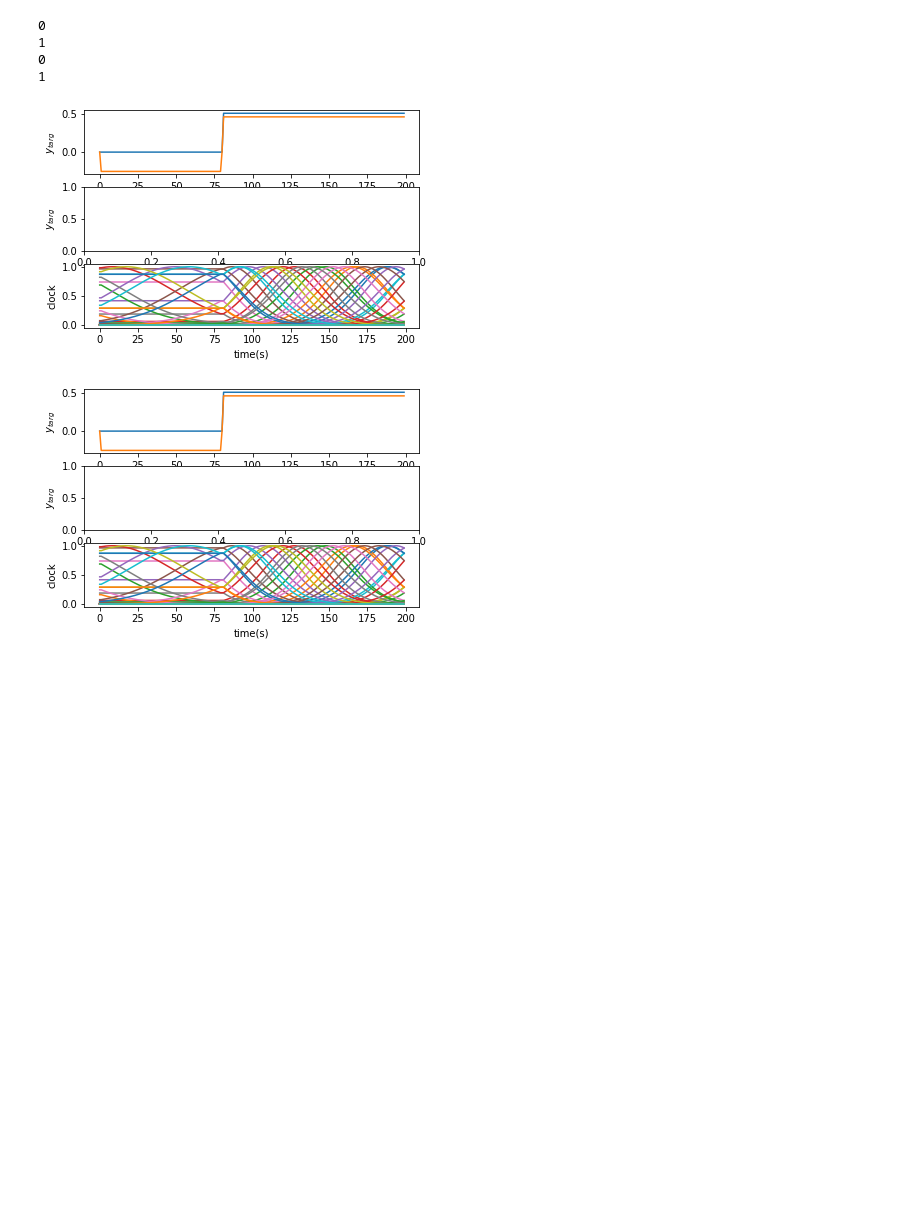
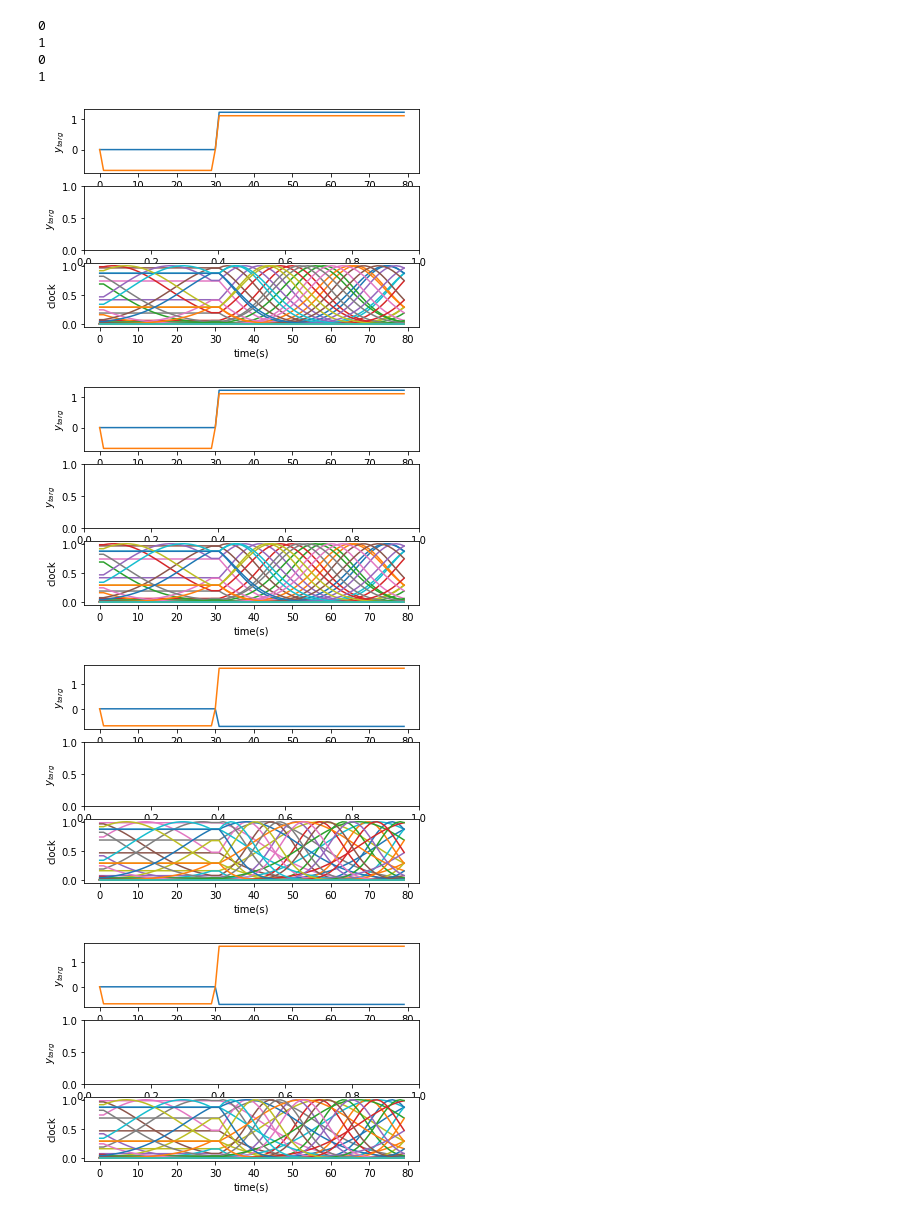
Before and after one commit to cristianocapone/LTTB, a Jupyter notebook: ButtonAndFood/ButtonAndFood.ipynb, the cells around one changed output. Drawn from its saved outputs; the diff is of its cells as text; code cells hidden in the pictures; blank space fills up the shorter version.

```diff
--- a/ButtonAndFood/ButtonAndFood.ipynb
+++ b/ButtonAndFood/ButtonAndFood.ipynb
@@ -86,6 +86,6 @@ train_bttns = np.array ([(0, rb) for t in train_theta])
 valid_bttns = np.array ([(rb * np.cos (t), rb * np.sin (t)) for t in valid_theta])
 
 # Here we ask the env for the expert behaviour
-epar = {'offT' : (1, 1), 'steps' : (79, 119), 'T' : (80, 120)}
+epar = {'offT' : (1, 1), 'steps' : (29, 49), 'T' : (30, 50)}
 train_exp = [env.build_expert (targ, init, btn, **epar) for targ, btn in zip (train_targs, train_bttns)]
 #valid_exp = [env.build_expert (targ, init, btn, **epar) for targ, btn in zip (valid_targs, valid_bttns)]
@@ -117,7 +117,7 @@ from tqdm import trange
 import random
 
 
-N, I, O, T = 500, 80, 2, 200
+N, I, O, T = 500, 80, 2, 80
 shape = (N, I, O, T)
 
 dt = .001
@@ -180,33 +180,33 @@ lttb = LTTB (par)
 # %%
 # define clock and target
 
 lttb.y_targ_collection = []
 lttb.I_clock_collection = []
 
 for k in range(n_contexts):
     print(k)
     lttb.y_targ_collection.append(train_exp[k][1])
     lttb.I_clock_collection.append( train_exp[k][0] )
 
 #(par)
 
 
-plt.figure()
-plt.subplot(311)
-plt.plot(np.array(lttb.y_targ_collection[0]).T)
-plt.ylabel('$y_{targ}$')
-plt.subplot(312)
-#plt.plot(np.array(lttb.y_targ_collection[1]).T)
-plt.ylabel('$y_{targ}$')
-plt.subplot(313)
-plt.plot(np.array(lttb.I_clock_collection[0]).T)
-plt.xlabel('time(s)')
-plt.ylabel('clock')
-plt.show()
+    plt.figure()
+    plt.subplot(311)
+    plt.plot(np.array(lttb.y_targ_collection[k]).T)
+    plt.ylabel('$y_{targ}$')
+    plt.subplot(312)
+    plt.ylabel('$y_{targ}$')
+    plt.subplot(313)
+    plt.plot(np.array(lttb.I_clock_collection[k]).T)
+    plt.xlabel('time(s)')
+    plt.ylabel('clock')
 # %% [output]
 0
 1
 0
 1
-[figure, old version]
+[figure, new version]
-[figure, old version]
+[figure, new version]
+[figure, added]
+[figure, added]
```
Also changed, not shown: parts of 16 cells of this notebook, 1 other file.
